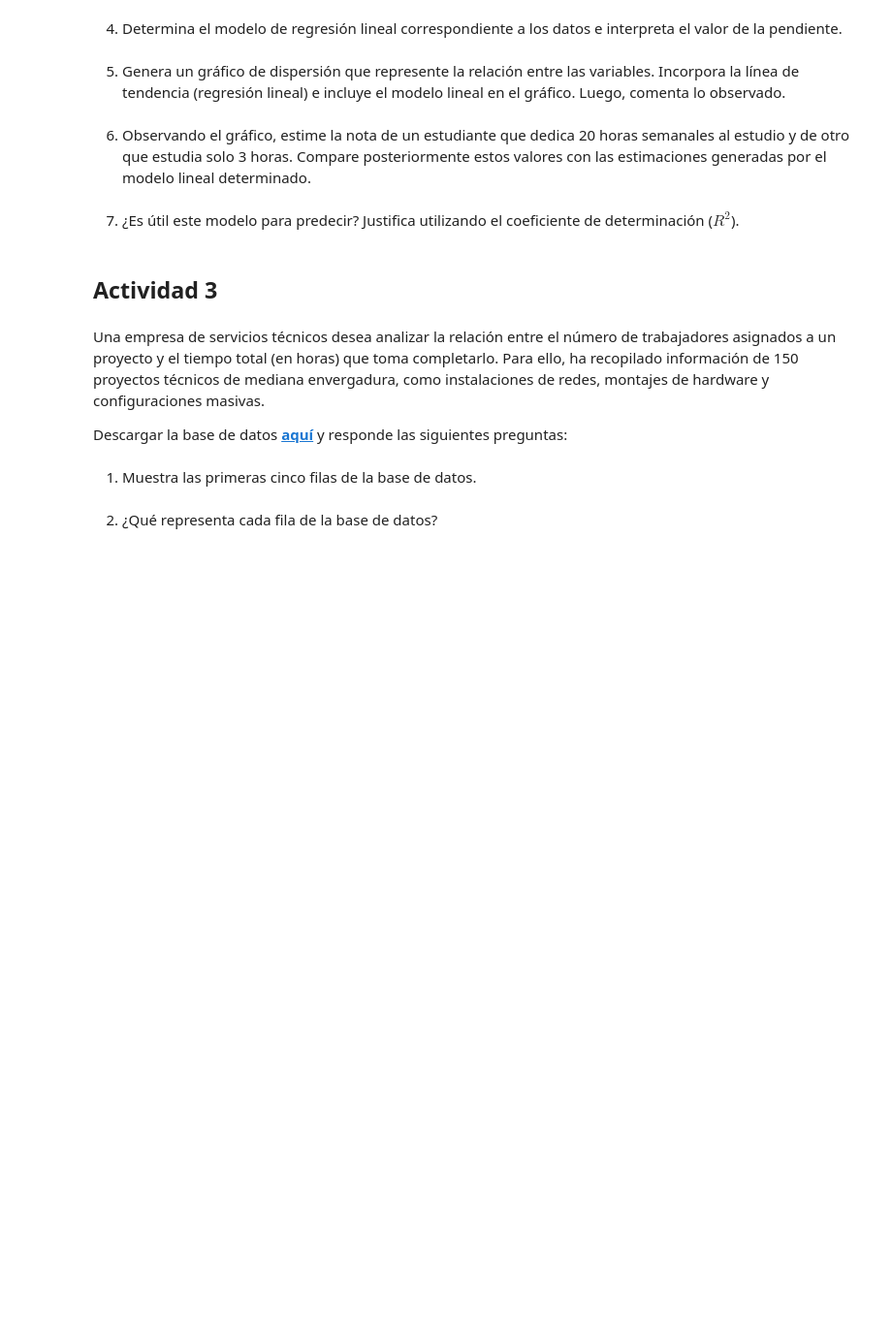
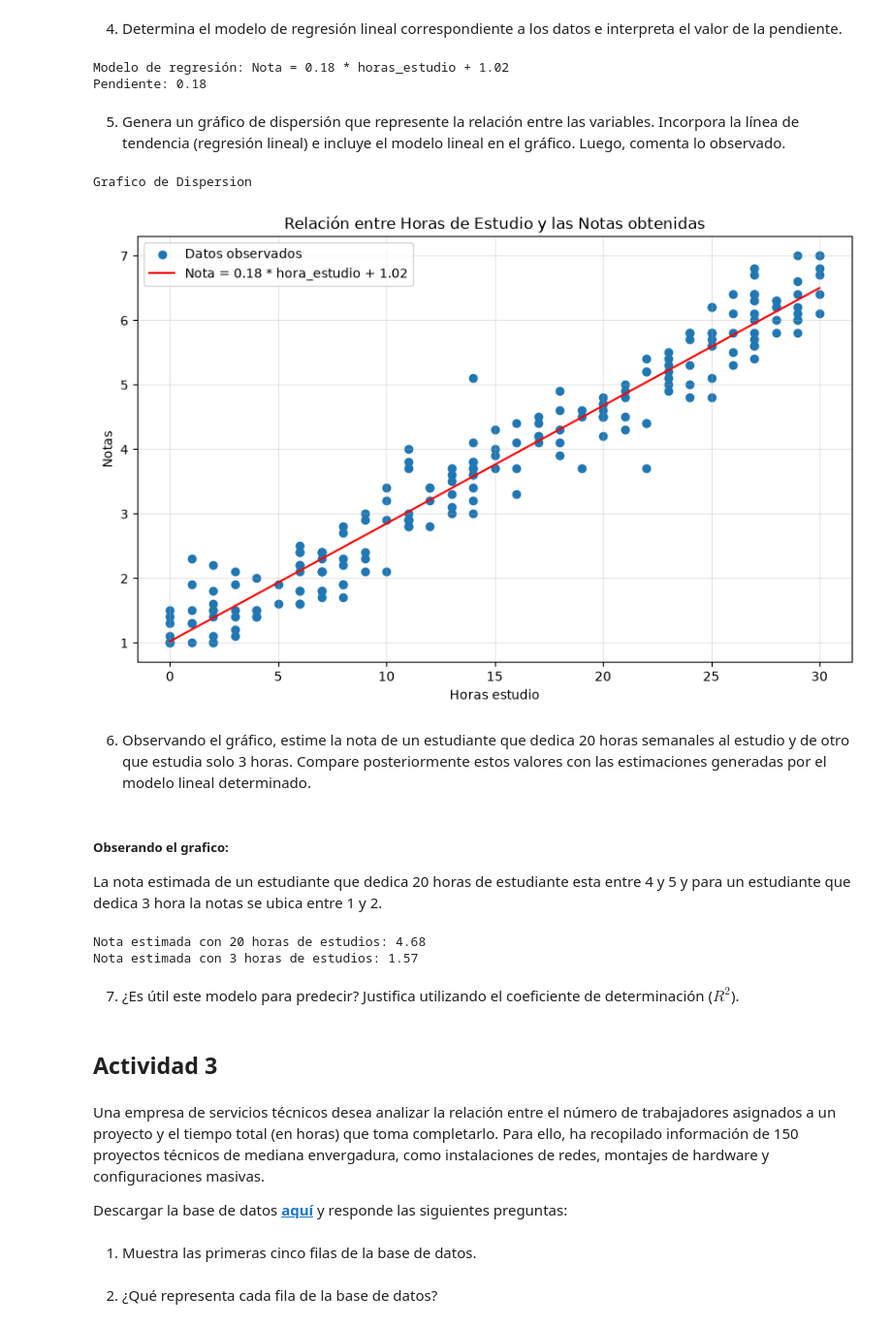
Before and after one commit to Jeanrenel92/labs-estadistica-desc, a Jupyter notebook: SEM2/L6/Laboratorio 6_Modelos de Regresión Lineal.ipynb, the cells around one changed output. Shown at 97% size. Drawn from its saved outputs; the diff is of its cells as text; code cells hidden in the pictures; blank space fills up the shorter version.

Commit message:
--revisar y corregir actividad 1, --actividad 2 finalizado, --descarga bases de datos actividades 3 y 4.

```diff
--- a/SEM2/L6/Laboratorio 6_Modelos de Regresión Lineal.ipynb
+++ b/SEM2/L6/Laboratorio 6_Modelos de Regresión Lineal.ipynb
@@ -135,3 +133,6 @@ Descarga la base de datos **<a href="https://drive.google.com/uc?export=download
 ">aquí</a>** y responde las siguientes preguntas:
 # %% [markdown]
 1. Explora la base de datos y muestra las primeras 5 filas del DataFrame.
+# %%
+df2 = pd.read_csv('Base6_2.csv')
+df2.head(5)
@@ -142,9 +178,68 @@ Descarga la base de datos **<a href="https://drive.google.com/uc?export=download
 # %% [markdown]
 4. Determina el modelo de regresión lineal correspondiente a los datos e interpreta el valor de la pendiente.
+# %%
+regresion = linregress(df2["horas_estudio"], df2["nota"])
+
+print(f"Modelo de regresión: Nota = {regresion.slope:.2f} * horas_estudio + {regresion.intercept:.2f}")
+print(f"Pendiente: {regresion.slope:.2f}")
+# %% [output]
+Modelo de regresión: Nota = 0.18 * horas_estudio + 1.02
+Pendiente: 0.18
 # %% [markdown]
 5. Genera un gráfico de dispersión que represente la relación entre las variables. Incorpora la línea de tendencia (regresión lineal) e incluye el modelo lineal en el gráfico. Luego, comenta lo observado.
+# %%
+print("Grafico de Dispersion")
+
+# Variables
+x = df2["horas_estudio"]
+y = df2["nota"]
+
+# Regresión lineal
+regresion = linregress(x, y)
+pendiente = regresion.slope
+intercepto = regresion.intercept
+
+# Línea de tendencia
+x_linea = np.linspace(x.min(), x.max(), 100)
+y_linea = pendiente * x_linea + intercepto
+
+# Gráfico
+plt.figure(figsize=(10, 6))
+plt.scatter(x, y, label="Datos observados")
+plt.plot(
+    x_linea, y_linea,
+    color="red",
+    label=f"Nota = {pendiente:.2f} * hora_estudio + {intercepto:.2f}")
+
+plt.title("Relación entre Horas de Estudio y las Notas obtenidas")
+plt.xlabel("Horas estudio")
+plt.ylabel("Notas")
+plt.legend()
+plt.grid(True, alpha=0.3)
+plt.show()
+# %% [output]
+Grafico de Dispersion
+[figure, added]
 # %% [markdown]
 6. Observando el gráfico, estime la nota de un estudiante que dedica 20 horas semanales al estudio y de otro que estudia solo 3 horas. Compare posteriormente estos valores con las estimaciones generadas por el modelo lineal determinado.
+# %% [markdown]
+##### Obserando el grafico:
+La nota estimada de un estudiante que dedica 20 horas de estudiante esta entre 4 y 5
+y para un estudiante que dedica 3 hora la notas se ubica entre 1 y 2.
+# %%
+horas_20 = 20
+horas_03=3
+
+nota_estimada_20 = regresion.slope * horas_20 +regresion.intercept
+nota_estimada_03 = regresion.slope * horas_03 +regresion.intercept
+
+
+print(f"Nota estimada con 20 horas de estudios: {nota_estimada_20:.2f}")
+
+print(f"Nota estimada con 3 horas de estudios: {nota_estimada_03:.2f}")
+# %% [output]
+Nota estimada con 20 horas de estudios: 4.68
+Nota estimada con 3 horas de estudios: 1.57
 # %% [markdown]
 7. ¿Es útil este modelo para predecir? Justifica utilizando el coeficiente de determinación ($R^{2}$).
 # %% [markdown]
```
Also changed, not shown: parts of 5 cells of this notebook, 2 other files.
